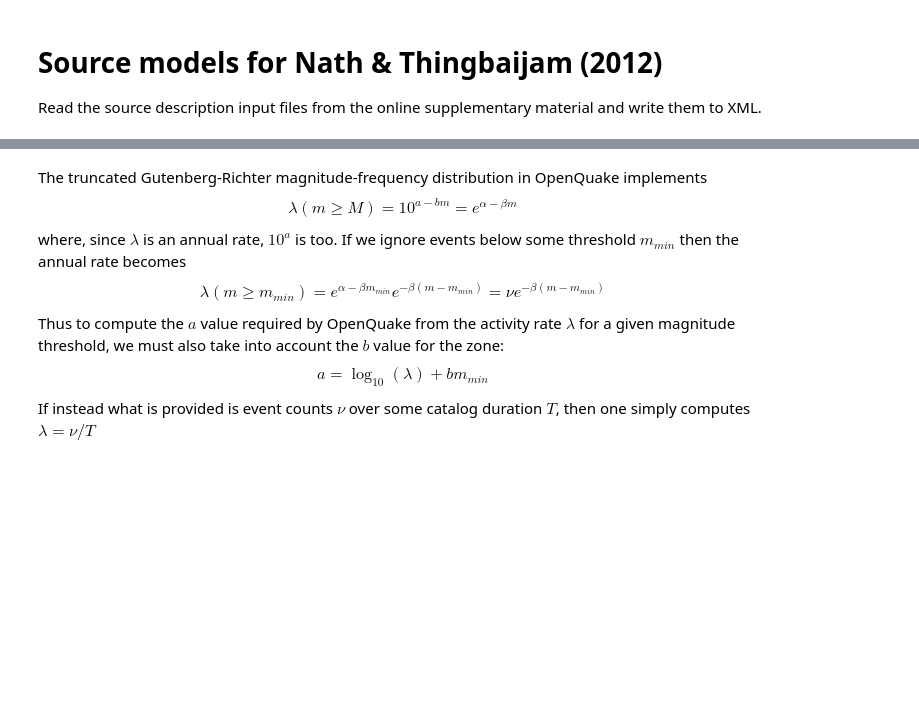
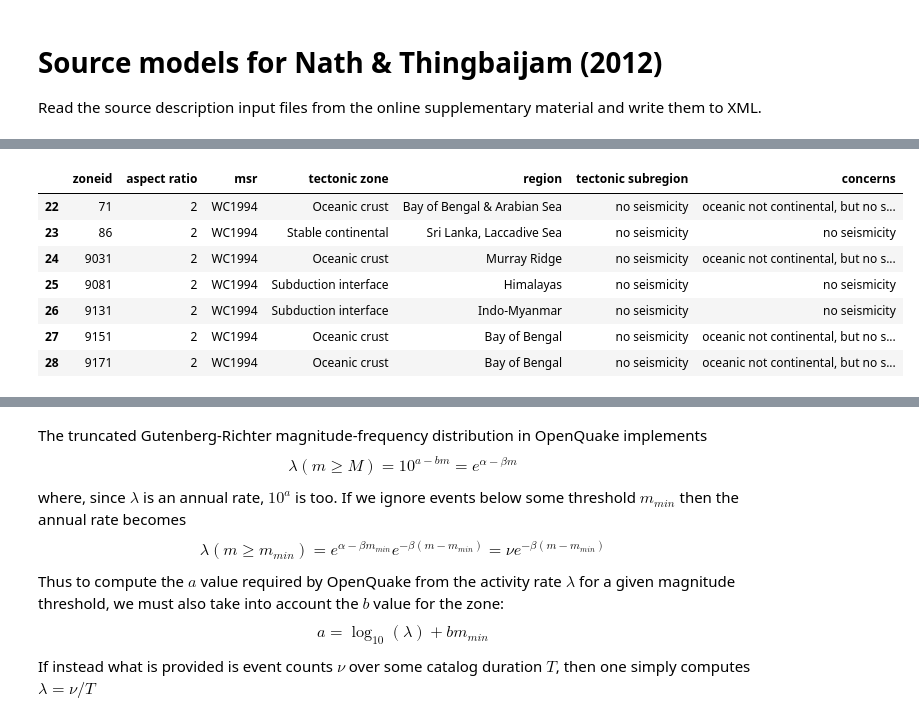
Before and after one commit to nackerley/indian-subcontinent-psha, a Jupyter notebook: Source Models/Source Models for Nath & Thingbaijam (2012).ipynb, the cells around one changed output, grey strips where cells are left out. Drawn from its saved outputs; the diff is of its cells as text; code cells hidden in the pictures; blank space fills up the shorter version.

```diff
--- a/Source Models/Source Models for Nath & Thingbaijam (2012).ipynb
+++ b/Source Models/Source Models for Nath & Thingbaijam (2012).ipynb
@@ -128,6 +134,17 @@ areal_df['polygon'] = [
 # convert zoneid to string - sort_and_reindex takes care of "human" sorting
 areal_df['zoneid'] = [str(item) for item in areal_df['zoneid']]
 areal_df = smt.sort_and_reindex(areal_df)
+# %%
+aux_df[aux_df['tectonic subregion'] == 'no seismicity']
+# %% [output]
+|  | zoneid | aspect ratio | msr | tectonic zone | region | tectonic subregion | concerns |
+| 22 | 71 | 2 | WC1994 | Oceanic crust | Bay of Bengal & Arabian Sea | no seismicity | oceanic not continental, but no s... |
+| 23 | 86 | 2 | WC1994 | Stable continental | Sri Lanka, Laccadive Sea | no seismicity | no seismicity |
+| 24 | 9031 | 2 | WC1994 | Oceanic crust | Murray Ridge | no seismicity | oceanic not continental, but no s... |
+| 25 | 9081 | 2 | WC1994 | Subduction interface | Himalayas | no seismicity | no seismicity |
+| 26 | 9131 | 2 | WC1994 | Subduction interface | Indo-Myanmar | no seismicity | no seismicity |
+| 27 | 9151 | 2 | WC1994 | Oceanic crust | Bay of Bengal | no seismicity | oceanic not continental, but no s... |
+| 28 | 9171 | 2 | WC1994 | Oceanic crust | Bay of Bengal | no seismicity | oceanic not continental, but no s... |
 # %%
 # show a summary including megathrust zones and bin statistics
 drop_columns = ['tectonic zone', 'region', 'concerns', 'zmax', 'zmin',
```
Also changed, not shown: parts of 26 cells of this notebook, 29 other files.
